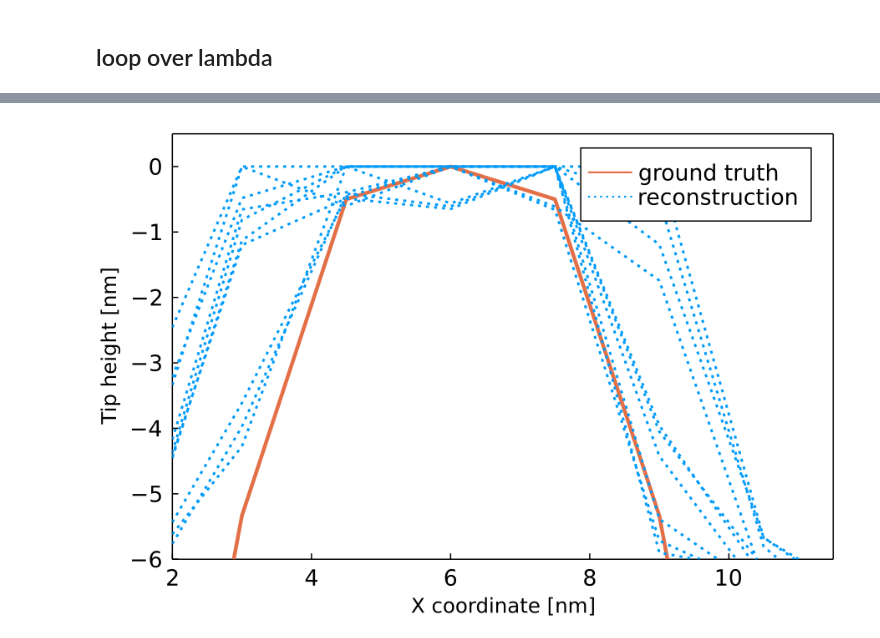
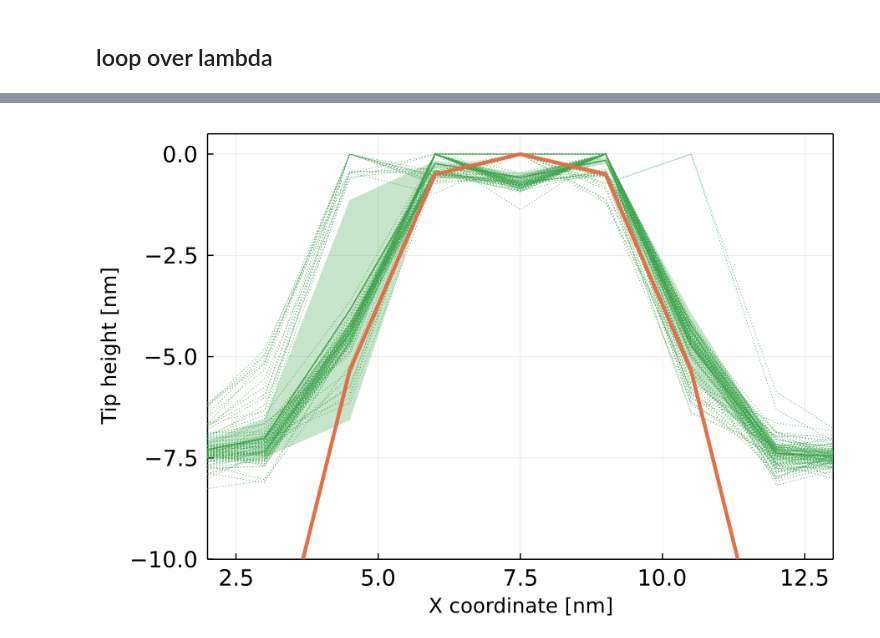
Before and after one commit to matsunagalab/differentiable_BTR, a Jupyter notebook: single_tip/blindtip_opening_randn.ipynb, the cells around one changed output, grey strips where cells are left out. Saved outputs shown, nothing was run; the diff lists cells and outputs as text; code cells hidden in the pictures.

```diff
--- a/single_tip/blindtip_opening_randn.ipynb
+++ b/single_tip/blindtip_opening_randn.ipynb
@@ -202,17 +229,32 @@ savefig(p, "blindtip_opening_randn01.png")
 # %%
-plot(collect(1:9) .* resolution / 10.0, tip[4, :] / 10.0, linewidth=3, label="ground truth", color=2,
-     xtickfontsize=12, ytickfontsize=12, legendfontsize=12, grid=false)
+it = 5
+islice = 5
+cutoff = 80.0
+
+plot(collect(1:nx) .* resolution ./ 10.0, P_over_lambdas_array[1][it][islice, :] / 10.0, linewidth=0.5, linestyle=:dot, color=3, label=nothing, framestyle=:box, dpi=150, fmt=:png, legend=nothing)
+p_mean = deepcopy(P_over_lambdas_array[1][it][islice, :] ./ 10.0)
+for irealization = 2:nrealization
+    plot!(collect(1:nx) .* resolution ./ 10.0, P_over_lambdas_array[irealization][it][islice, :] / 10.0, linewidth=0.5, linestyle=:dot, color=3, label=nothing, framestyle=:box, dpi=150, fmt=:png, legend=nothing)
+    p_mean .+= P_over_lambdas_array[irealization][it][islice, :] ./ 10.0
+end
+p_mean .= p_mean ./ nrealization
+
+p_std = deepcopy(p_mean)
+p_std .= 0.0
 for irealization = 1:nrealization
-    if irealization == nrealization
-        plot!(collect(1:9) .* resolution / 10.0, P_over_lambdas_array[irealization][5][4, :] / 10.0, linewidth=2, linestyle=:dot, color=1, label="reconstruction", framestyle=:box, dpi=150, fmt=:png)
-    else
-        plot!(collect(1:9) .* resolution / 10.0, P_over_lambdas_array[irealization][5][4, :] / 10.0, linewidth=2, linestyle=:dot, color=1, label=nothing, framestyle=:box, dpi=150, fmt=:png)
-    end
+    p_std .+= (P_over_lambdas_array[irealization][it][islice, :] ./ 10.0 .- p_mean).^2
 end
-ylims!((-6, 0.5))
-xlims!((2, 11.5))
+p_std .= p_std ./ (nrealization - 1.0)
+
+plot!(collect(1:nx) .* resolution ./ 10.0, p_mean, ribbon=p_std, fillalpha=0.3, color=3)
+
+plot!((collect(1:nx)) .* resolution ./ 10.0, tip[islice, :] ./ 10.0, linewidth=3, label="ground truth", legend=nothing, color=2,
+      xtickfontsize=12, ytickfontsize=12, legendfontsize=12)
+
+ylims!((-10, 0.5))
+xlims!((2, 13))
 xlabel!("X coordinate [nm]", fontsize=35)
 p = ylabel!("Tip height [nm]", fontsize=35)
 # %% [output]
-[figure, old version]
+[figure, new version]
 # %%
```
Also changed, not shown: parts of 50 cells of this notebook, 15 other files.
